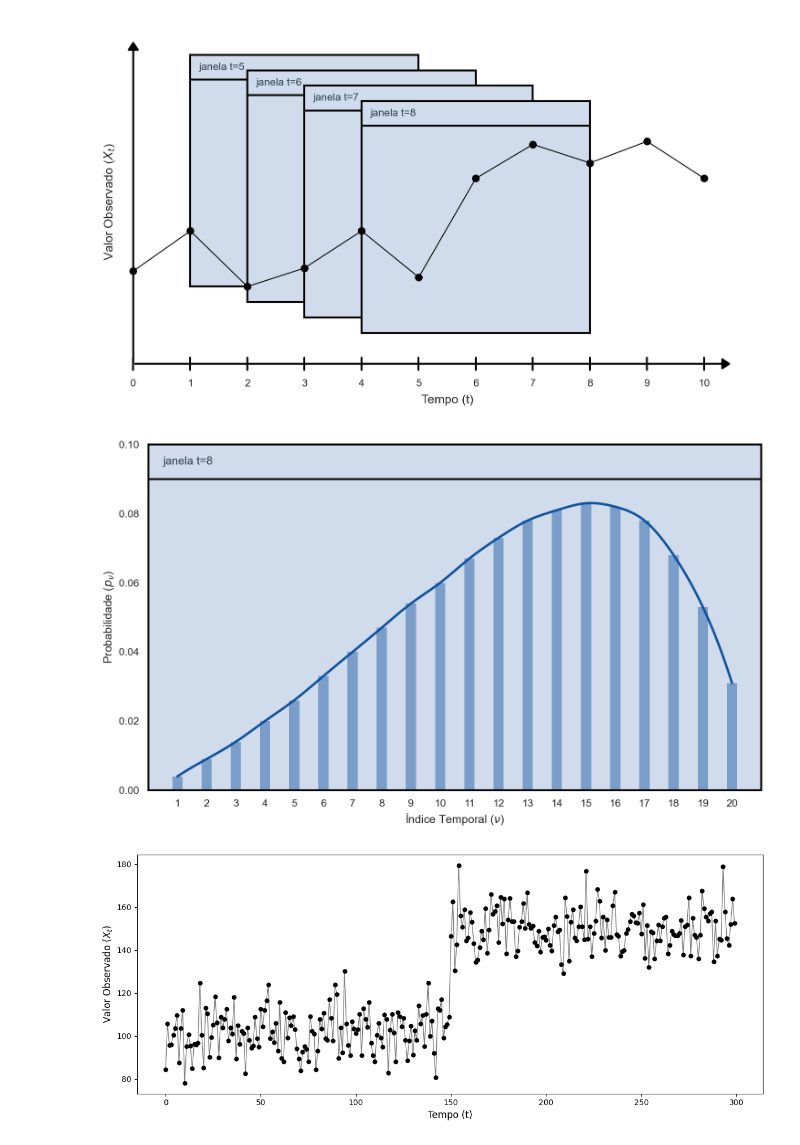
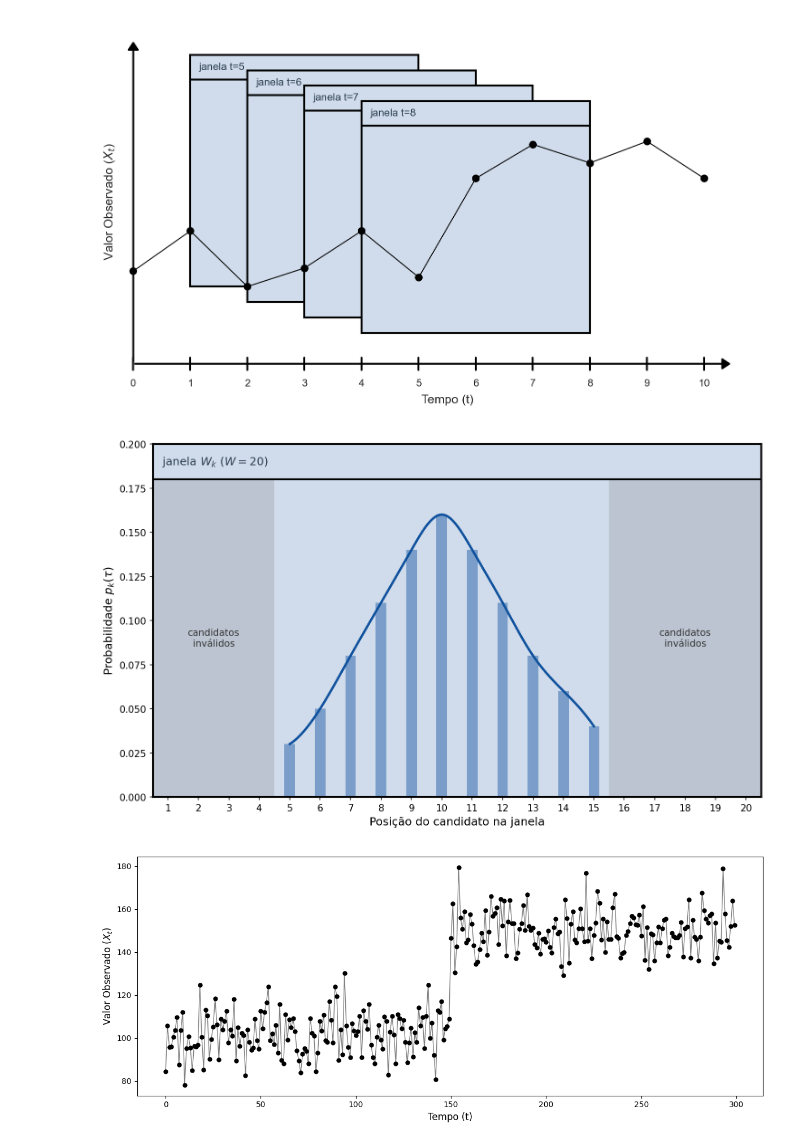
Before and after one commit to lhscaldas/Mestrado, a Jupyter notebook: figure_review.ipynb, the cells around one changed output. Cells and saved outputs as stored; diff of their text form; code cells hidden in the pictures.

Commit message:
correções em figuras

```diff
--- a/figure_review.ipynb
+++ b/figure_review.ipynb
@@ -260,67 +260,73 @@ plt.show()
 # %% [output]
 [figure]
 # %%
+import os
 import matplotlib.pyplot as plt
 import numpy as np
 from scipy.interpolate import make_interp_spline
 
+# Figura ilustrativa (valores sintéticos) da distribuição de probabilidade de uma janela.
+# Janela com W = 20: as posições 1 a 19 são candidatas (a posição 20 não pode ser o último
+# instante do 1º segmento). Com o segmento mínimo de 5 observações, só as posições 5 a 15
+# são candidatos válidos; as demais recebem probabilidade zero (faixas cinzas).
+W = 20
+MIN_SEG = 5
+first_valid, last_valid = MIN_SEG, W - MIN_SEG      # 5 e 15
+
+x_valid = np.arange(first_valid, last_valid + 1)
+y_valid = np.array([0.03, 0.05, 0.08, 0.11, 0.14, 0.16, 0.14, 0.11, 0.08, 0.06, 0.04])
+y_valid = y_valid / y_valid.sum()                   # probabilidades da janela somam 1
+
 fig, ax = plt.subplots(figsize=(10, 6), dpi=150)
 
-# Padrão de cor de fundo ("janela" da figura anterior)
 bg_color = '#d0dceb'
 header_text_color = '#2c3e50'
+bar_color = '#7a9ec9'
+line_color = '#10529e'
 ax.set_facecolor(bg_color)
 
-# Reconstrução dos dados com base na imagem
-x_bar = np.arange(1, 21)
-y_bar = np.array([
-    0.004, 0.009, 0.014, 0.020, 0.026, 0.033, 0.040, 0.047,
-    0.054, 0.060, 0.067, 0.073, 0.078, 0.081, 0.083, 0.082,
-    0.078, 0.068, 0.053, 0.031
-])
+x_lo, x_hi = 0.5, W + 0.5
+y_top = 0.20
+header_y = 0.18
 
-# Interpolação para a curva suave
-spline = make_interp_spline(x_bar, y_bar, k=3)
-x_smooth = np.linspace(1, 20, 200)
-y_smooth = spline(x_smooth)
+# Faixas dos candidatos inválidos (menos de 5 observações em um dos segmentos)
+ax.axvspan(x_lo, first_valid - 0.5, ymax=header_y / y_top, color='gray', alpha=0.25, lw=0, zorder=1)
+ax.axvspan(last_valid + 0.5, x_hi, ymax=header_y / y_top, color='gray', alpha=0.25, lw=0, zorder=1)
+ax.text((x_lo + first_valid - 0.5) / 2, 0.09, 'candidatos\ninválidos', ha='center', va='center',
+        fontsize=10, color='#333333', zorder=3)
+ax.text((last_valid + 0.5 + x_hi) / 2, 0.09, 'candidatos\ninválidos', ha='center', va='center',
+        fontsize=10, color='#333333', zorder=3)
 
-# Cores para os gráficos (harmonizando com o fundo)
-bar_color = '#7a9ec9'
-line_color = '#10529e'
+# Barras e curva suave sobre os candidatos válidos
+ax.bar(x_valid, y_valid, width=0.35, color=bar_color, edgecolor='none', zorder=2)
+spline = make_interp_spline(x_valid, y_valid, k=3)
+x_smooth = np.linspace(first_valid, last_valid, 200)
+ax.plot(x_smooth, spline(x_smooth), color=line_color, lw=2.5, zorder=3)
 
-# Plotagem das barras e linha
-ax.bar(x_bar, y_bar, width=0.35, color=bar_color, edgecolor='none', zorder=2)
-ax.plot(x_smooth, y_smooth, color=line_color, lw=2.5, zorder=3)
+ax.set_xlim(x_lo, x_hi)
+ax.set_ylim(0, y_top)
+ax.set_xticks(np.arange(1, W + 1))
+ax.set_xlabel('Posição do candidato na janela', fontsize=12)
+ax.set_ylabel(r'Probabilidade $p_k(\tau)$', fontsize=12)
 
-# Configuração dos limites e marcações dos eixos
-ax.set_xlim(0, 21)
-ax.set_ylim(0, 0.10)
-ax.set_xticks(np.arange(1, 21))
-
-# Labels com fonte em português e formatação adequada
-ax.set_xlabel('Índice Temporal ($\\nu$)', fontsize=12)
-ax.set_ylabel('Probabilidade ($p_\\nu$)', fontsize=12)
-# ax.set_title('Distribuição de Probabilidade na Janela', fontsize=14, pad=20)
-
-# Elementos visuais para identificar que esta é a "janela t=8" da figura anterior
-# 1. Borda grossa preta imitando o contorno da janela
+# Moldura e cabeçalho de "janela", como na figura das janelas deslizantes
 for spine in ax.spines.values():
     spine.set_edgecolor('black')
     spine.set_linewidth(2)
-
-# 2. Linha divisória do cabeçalho da janela
-header_y = 0.09
-ax.plot([0, 21], [header_y, header_y], color='black', lw=2, zorder=4)
-
-# 3. Texto do cabeçalho
-ax.text(0.5, 0.095, 'janela t=8', ha='left', va='center',
+ax.plot([x_lo, x_hi], [header_y, header_y], color='black', lw=2, zorder=4)
+ax.text(x_lo + 0.3, (header_y + y_top) / 2, r'janela $W_k$ ($W = 20$)', ha='left', va='center',
         fontsize=12, color=header_text_color, zorder=5)
 
 ax.grid(False)
 plt.tight_layout()
+
+out_file = os.path.join("figuras", "algoritmo", "dist_janela.png")
+if os.path.exists(out_file):
+    os.remove(out_file)
+fig.savefig(out_file)
 plt.show()
 # %% [output]
-[figure, old version]
+[figure, new version]
 # %%
 import os
 from matplotlib import pyplot as plt
```
Also changed, not shown: parts of 4 cells of this notebook.
